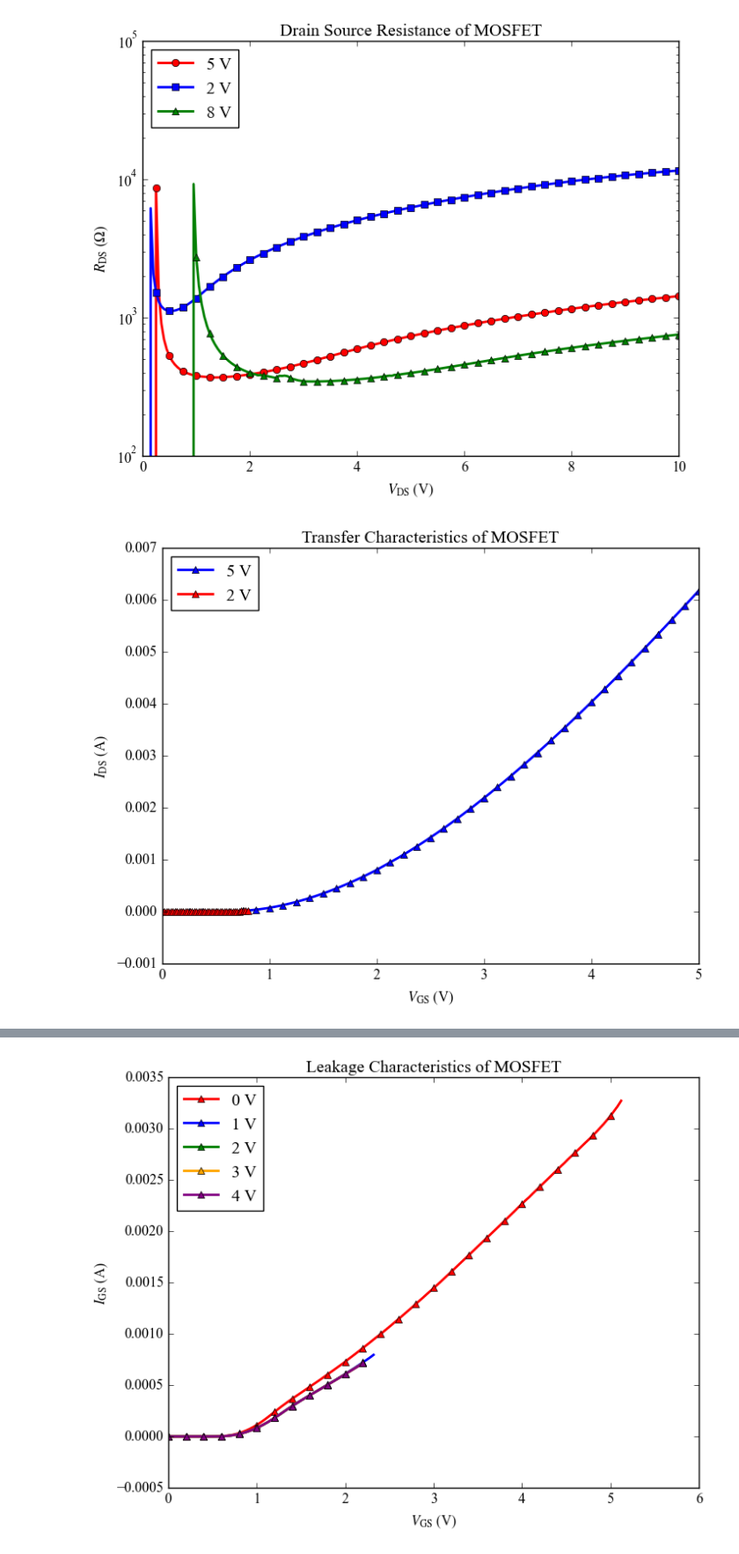
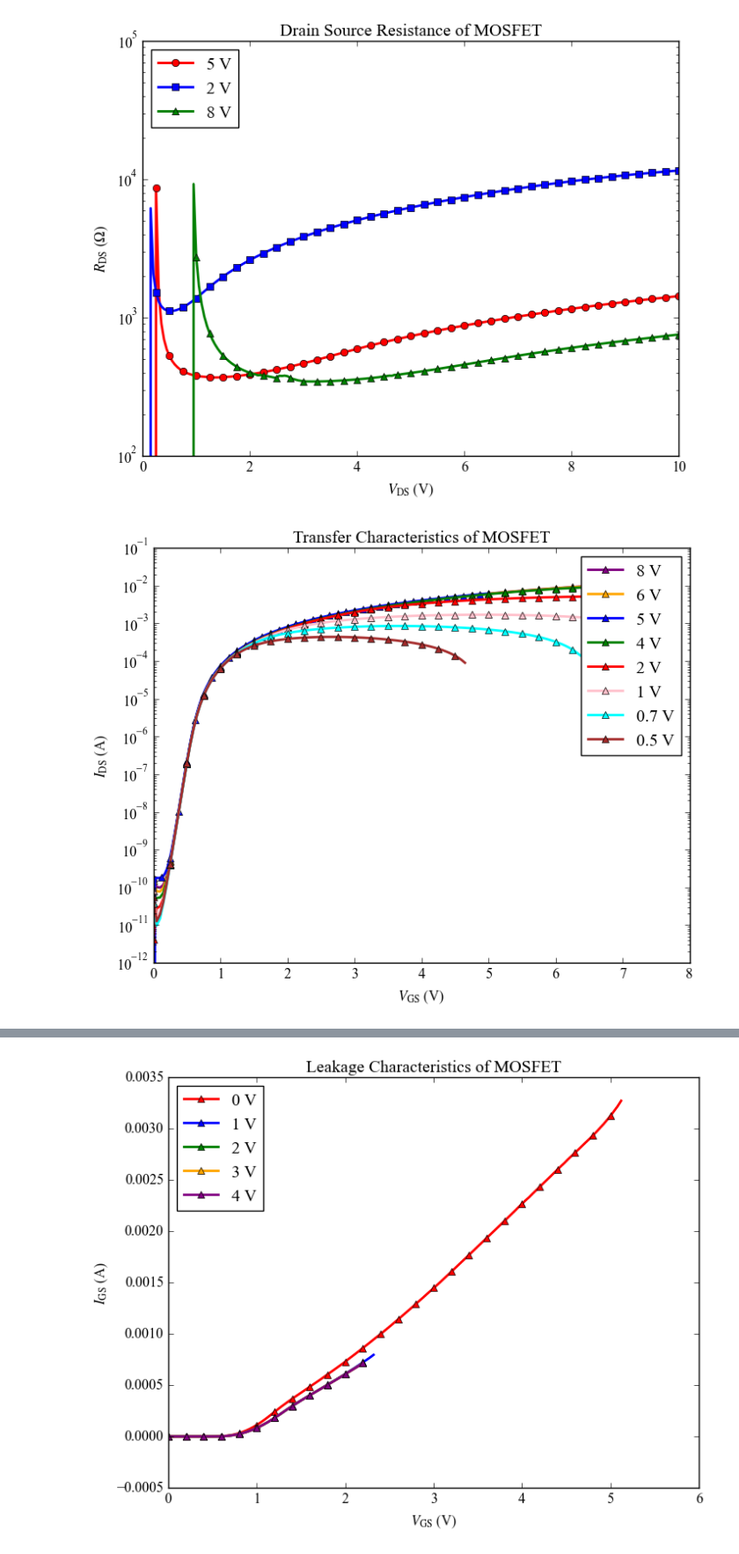
Before and after one commit to phamtrungkien8904/BachelorThesis, a Jupyter notebook: characterization.ipynb, the cells around one changed output, grey strips where cells are left out. Shown at 88% size. Saved outputs shown, nothing was run; the diff lists cells and outputs as text; code cells hidden in the pictures.

```diff
--- a/characterization.ipynb
+++ b/characterization.ipynb
@@ -65,21 +65,27 @@ plt.show()
 [figure]
 # %%
 datasets_IDS_VGS = [
+    ("8 V", data14, 'purple'),
+    ("6 V", data13, 'orange'),
     ("5 V", data5, 'blue'),
-    ("2 V", data4, 'red'),
+    ("4 V", data12, 'green'),
+    ("2 V", data11, 'red'),
+    ("1 V", data16, 'pink'),
+    ("0.7 V", data17, 'cyan'),
+    ("0.5 V", data15, 'brown'),
 ]
 for label, data, color in datasets_IDS_VGS:
     V_GS = data[:, 0]
     I_DS = data[:, 1]
-    plt.plot(V_GS, I_DS, lw=2, label=label, color=color, marker='^', linestyle='-', markevery=5)
+    plt.semilogy(V_GS, I_DS, lw=2, label=label, color=color, marker='^', linestyle='-', markevery=5)
 
 plt.xlabel(r"$V_\text{GS}$ (V)")
 plt.ylabel(r"$I_\text{DS}$ (A)")
 plt.title("Transfer Characteristics of MOSFET")
-plt.legend(frameon=True, loc='upper left', numpoints=1)
+plt.legend(frameon=True, loc='upper right', numpoints=1)
 plt.show()
 # %% [output]
-[figure, old version]
+[figure, new version]
 # %%
 for label, data, color in datasets_IDS_VGS:
     V_GS = data[:, 0]
```
Also changed, not shown: parts of 1 cell of this notebook, 7 other files.
